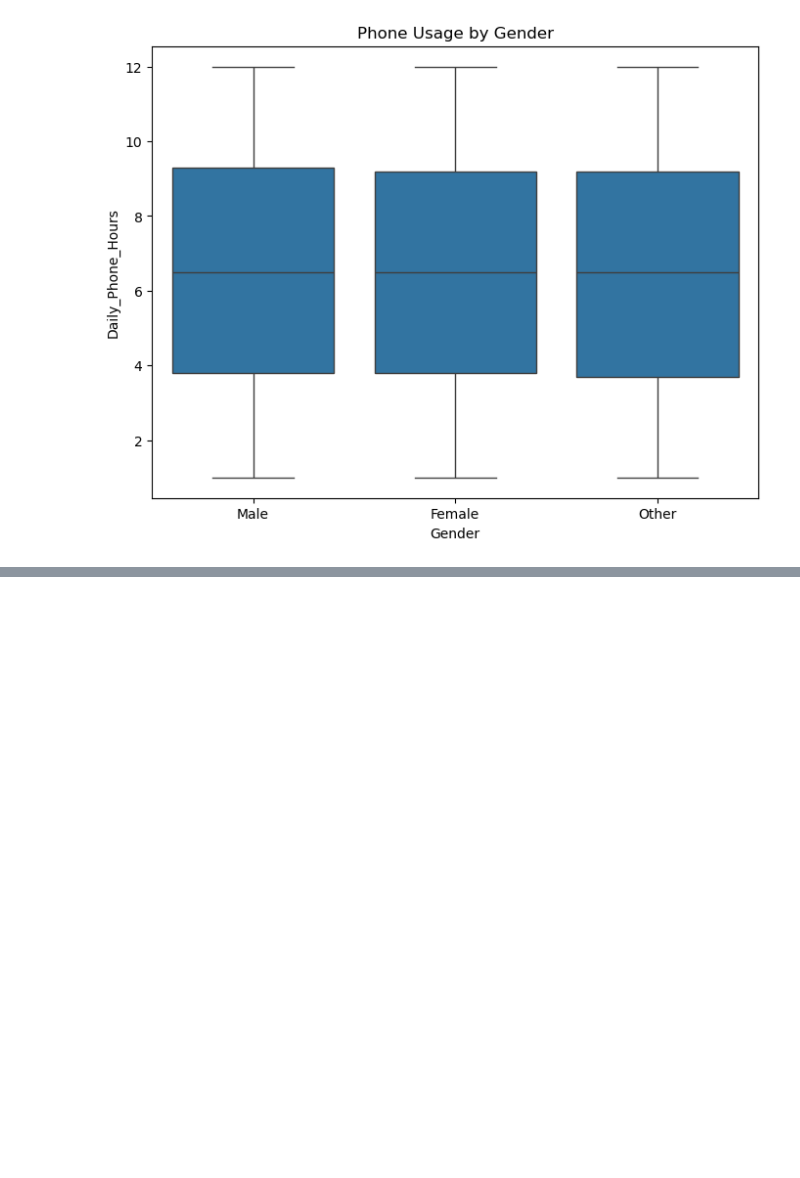
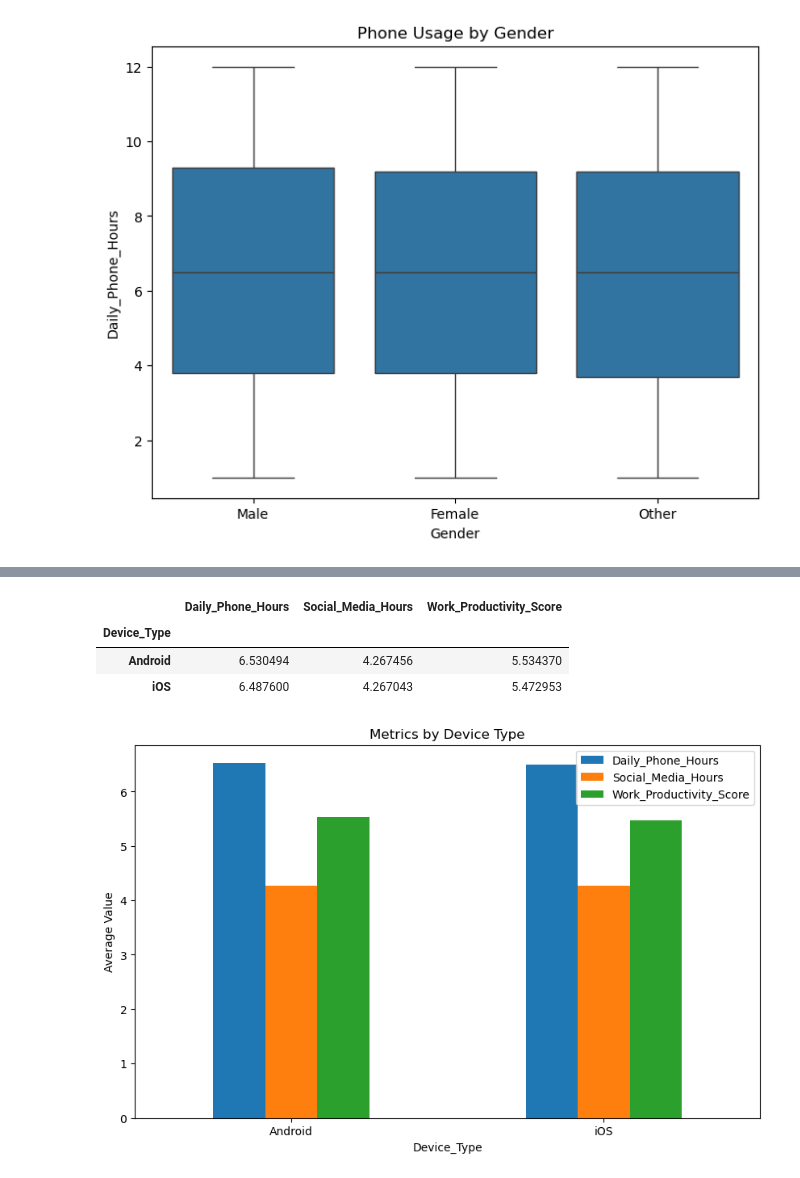
Before and after one commit to geff-ghost/screenTimeSleep, a Jupyter notebook: Smartphone_Usage_Statistics.ipynb, the cells around one changed output, grey strips where cells are left out. Saved outputs shown, nothing was run; the diff lists cells and outputs as text; code cells hidden in the pictures; blank space fills up the shorter version.

```diff
--- a/Smartphone_Usage_Statistics.ipynb
+++ b/Smartphone_Usage_Statistics.ipynb
@@ -285,0 +352,17 @@ plt.title('Phone Usage by Gender');
+# %%
+device_metrics = smartphone_df.groupby('Device_Type')[['Daily_Phone_Hours', 'Social_Media_Hours', 'Work_Productivity_Score']].mean()
+device_metrics
+# %% [output]
+|  | Daily_Phone_Hours | Social_Media_Hours | Work_Productivity_Score |
+| Device_Type |  |  |  |
+| Android | 6.530494 | 4.267456 | 5.534370 |
+| iOS | 6.487600 | 4.267043 | 5.472953 |
+# %%
+# Bar chart comparison
+device_metrics.plot(kind='bar', figsize=(10,6))
+plt.title('Metrics by Device Type')
+plt.ylabel('Average Value')
+plt.xticks(rotation=0)
+plt.show()
+# %% [output]
+[figure, added]
```
Also changed, not shown: parts of 41 cells of this notebook.
